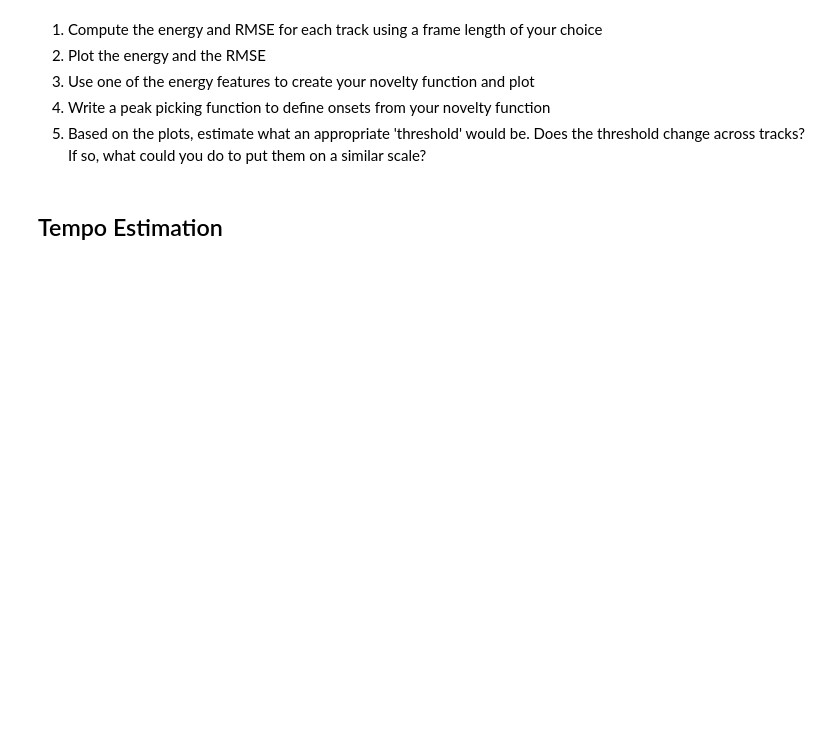
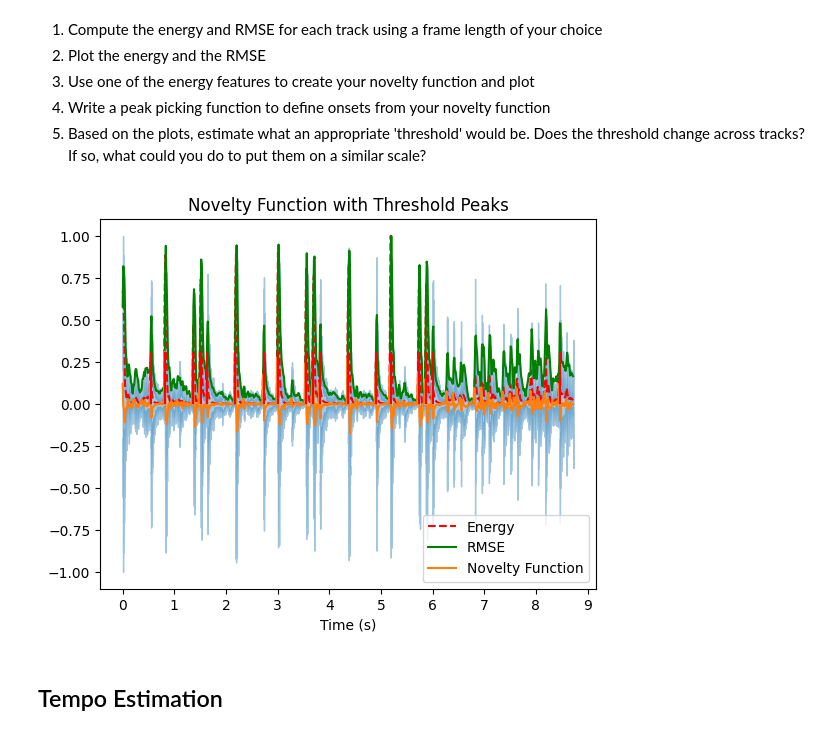
Before and after one commit to MrSesameSeed/AudioTechII, a Jupyter notebook: Activities/Activity8_OnsetDetection.ipynb, the cells around one changed output. Drawn from its saved outputs; the diff is of its cells as text; code cells hidden in the pictures; blank space fills up the shorter version.

Commit message:
modified:   Activities/Activity8_OnsetDetection.ipynb 	modified:   HW/HW3.ipynb 	modified:   Lectures/Lesson11_STFT.ipynb 	modified:   Lectures/Lesson18_PitchTracking.ipynb

```diff
--- a/Activities/Activity8_OnsetDetection.ipynb
+++ b/Activities/Activity8_OnsetDetection.ipynb
@@ -12,9 +23,9 @@ b) TheBlackKeys_track4.wav (use random 10s from near middle of track)
 c) prelude_cmaj_10s.wav
 # %%
 from scipy.io.wavfile import read
-(fs, x) = read('../Audio/80sPopDrums.wav')
-(fs, x2) = read('../Audio/TheBlackKeys_track4.wav')
-(fs, x3) = read('../Audio/prelude_cmaj_10s.wav')
+(fs, pop) = read('../Audio/80sPopDrums.wav')
+(fs2, black_keys) = read('../Audio/TheBlackKeys_track4.wav')
+(fs3, prelude) = read('../Audio/prelude_cmaj_10s.wav')
 # %% [markdown]
 #### For each of the tracks (start with just one):
 # %% [markdown]
@@ -23,6 +34,49 @@ from scipy.io.wavfile import read
 3) Use one of the energy features to create your novelty function and plot
 4) Write a peak picking function to define onsets from your novelty function
 4) Based on the plots, estimate what an appropriate 'threshold' would be. Does the threshold change across tracks? If so, what could you do to put them on a similar scale?
+# %%
+dur = pop.size/fs
+time = np.arange(0, dur, 1/fs)
+pop_norm = pop/np.abs(pop.max())
+
+hop_length = 512
+frame_length = 1024
+
+energy = np.array([
+    sum(abs(pop_norm[i:i+frame_length]**2)) for i in range(0, len(pop_norm), hop_length)
+])
+
+rmse = librosa.feature.rms(y = pop_norm, frame_length=frame_length, hop_length=hop_length, center=True)
+frames = range(len(energy))
+t = librosa.frames_to_time(frames, sr=fs, hop_length=hop_length)
+librosa.display.waveshow(pop_norm, sr=fs, alpha=0.4)
+plt.plot(t, energy/energy.max(), 'r--', label='Energy')
+plt.plot(t, rmse[0]/rmse[0].max(), color='g', label='RMSE')
+plt.title('Normalized Signal with Energy and RMS overlaid')
+plt.legend()
+
+rmse_diff = np.diff(rmse[0])
+novelty = np.concatenate((rmse_diff, np.array([0])))
+
+threshold = 0.1
+peak_indices = []
+
+for i in range(1, len(novelty)-1):
+    if novelty[i] > threshold:
+        if novelty[i] > novelty[i-1] and novelty[i] > novelty[i+1]:
+            peak_indices.append(i)
+
+peaks, properties = signal.find_peaks(novelty, height=0.1)
+peak_times = t[1:][peaks]
+
+plt.plot(t, novelty, label='Novelty Function')
+plt.vlines(peak_times, 0, np.max(novelty), colors='r')
+plt.xlabel('Time (s)')
+plt.title('Novelty Function with Threshold Peaks')
+plt.legend()
+plt.show()
+# %% [output]
+[figure, added]
 # %% [markdown]
 ## Tempo Estimation
 # %% [markdown]
```
Also changed, not shown: parts of 4 cells of this notebook, 1 other file.
